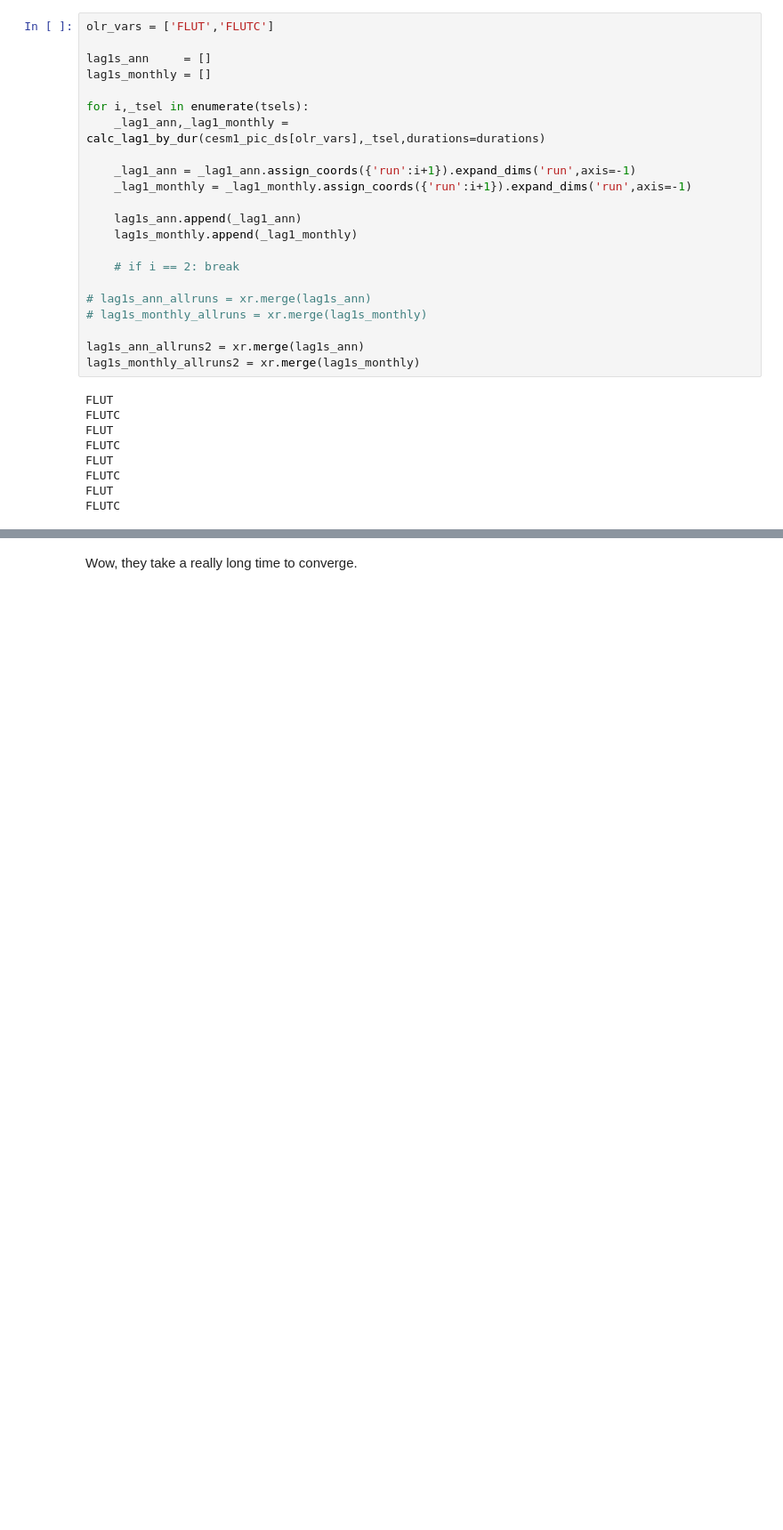
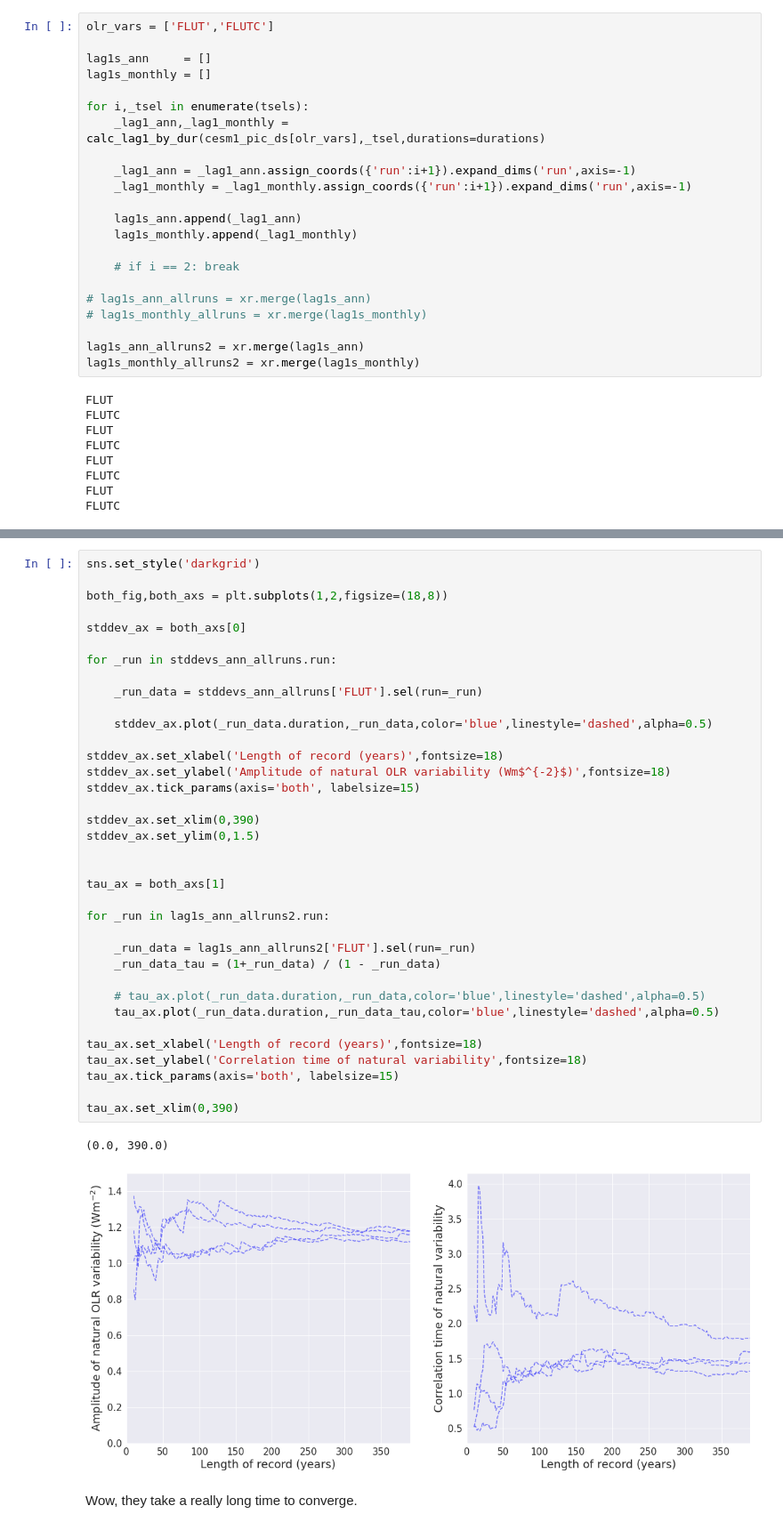
Before and after one commit to jshaw35/spectral_ice, a Jupyter notebook: trend_uncertainty/IRSfig_estimatingvariability.ipynb, the cells around one changed output, grey strips where cells are left out. Shown at 89% size. Cells and saved outputs as stored; diff of their text form; blank space fills up the shorter version.

```diff
--- a/trend_uncertainty/IRSfig_estimatingvariability.ipynb
+++ b/trend_uncertainty/IRSfig_estimatingvariability.ipynb
@@ -484,3 +543,42 @@ for _run in lag1s_ann_allruns2.run:
+# %%
+sns.set_style('darkgrid')
+
+both_fig,both_axs = plt.subplots(1,2,figsize=(18,8))
+
+stddev_ax = both_axs[0]
+
+for _run in stddevs_ann_allruns.run:
+
+    _run_data = stddevs_ann_allruns['FLUT'].sel(run=_run)
+
+    stddev_ax.plot(_run_data.duration,_run_data,color='blue',linestyle='dashed',alpha=0.5)
+
+stddev_ax.set_xlabel('Length of record (years)',fontsize=18)
+stddev_ax.set_ylabel('Amplitude of natural OLR variability (Wm$^{-2}$)',fontsize=18)
+stddev_ax.tick_params(axis='both', labelsize=15)
+
+stddev_ax.set_xlim(0,390)
+stddev_ax.set_ylim(0,1.5)
+
+
+tau_ax = both_axs[1]
+
+for _run in lag1s_ann_allruns2.run:
+
+    _run_data = lag1s_ann_allruns2['FLUT'].sel(run=_run)
+    _run_data_tau = (1+_run_data) / (1 - _run_data)
+
+    # tau_ax.plot(_run_data.duration,_run_data,color='blue',linestyle='dashed',alpha=0.5)
+    tau_ax.plot(_run_data.duration,_run_data_tau,color='blue',linestyle='dashed',alpha=0.5)
+
+tau_ax.set_xlabel('Length of record (years)',fontsize=18)
+tau_ax.set_ylabel('Correlation time of natural variability',fontsize=18)
+tau_ax.tick_params(axis='both', labelsize=15)
+
+tau_ax.set_xlim(0,390)
+# %% [output]
+(0.0, 390.0)
+[figure, added]
 # %% [markdown]
 Wow, they take a really long time to converge.
 # %%
```
Also changed, not shown: parts of 5 cells of this notebook.
